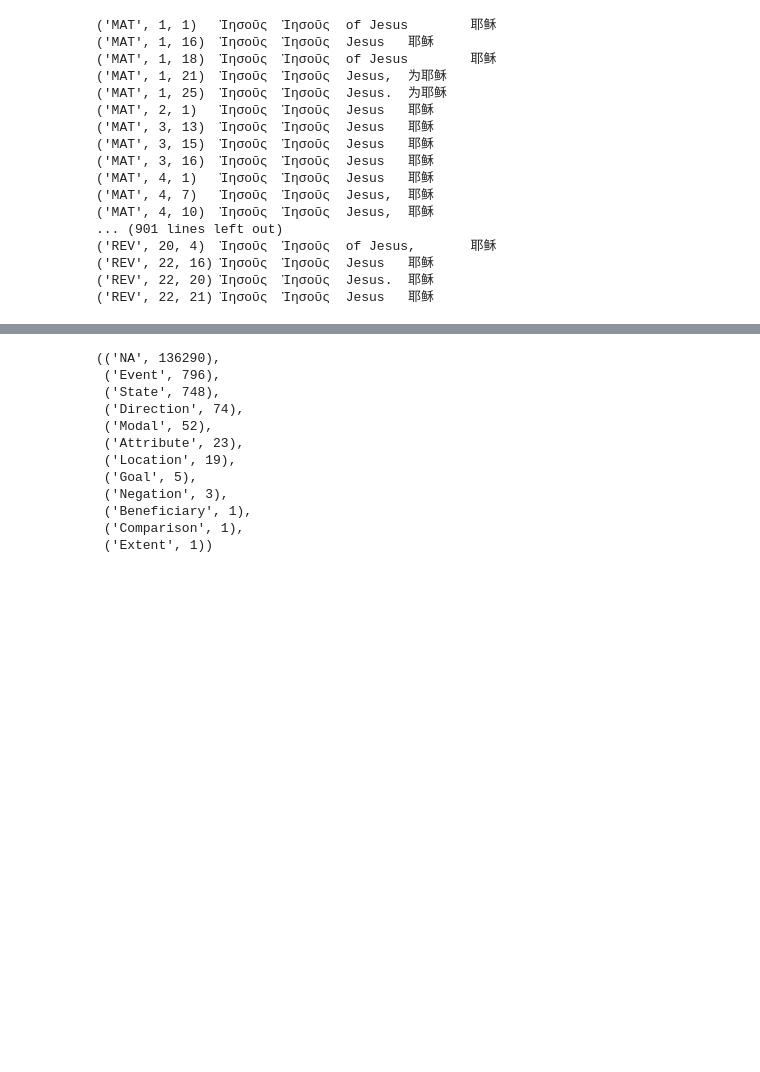
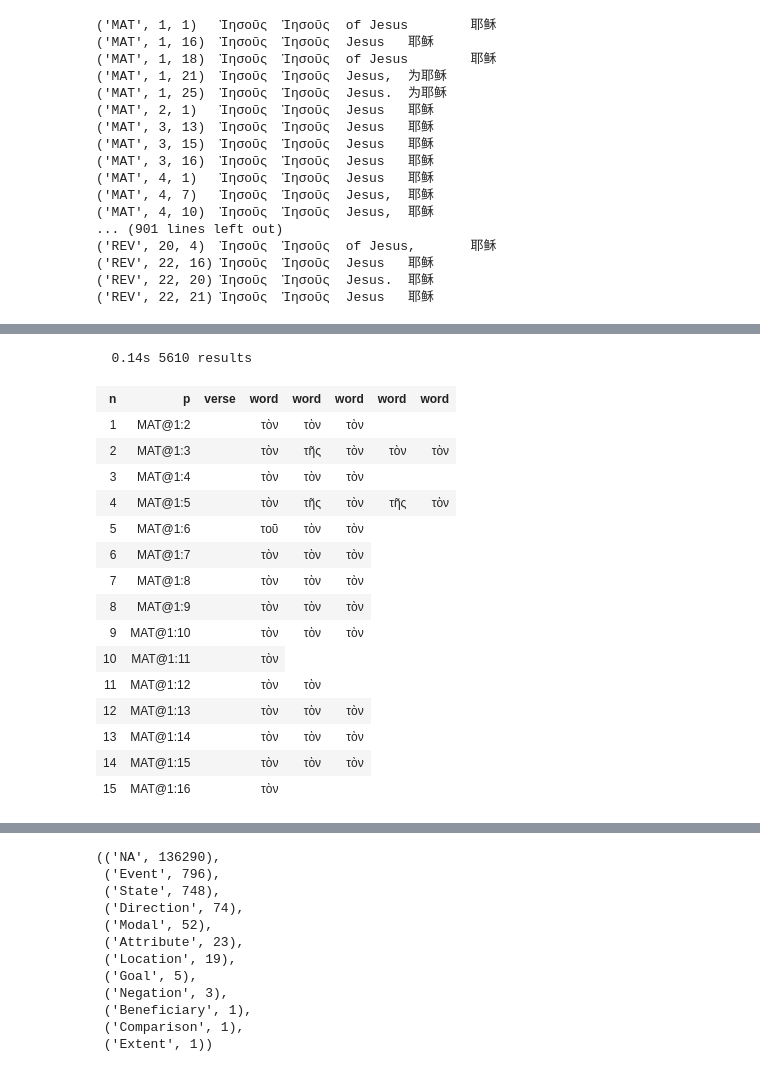
Before and after one commit to saulocantanhede/experiment, a Jupyter notebook: convert-mql.ipynb, the cells around one changed output, grey strips where cells are left out. Saved outputs shown, nothing was run; the diff lists cells and outputs as text; code cells hidden in the pictures; blank space fills up the shorter version.

```diff
--- a/convert-mql.ipynb
+++ b/convert-mql.ipynb
@@ -200,0 +283,38 @@ typems
+# %%
+book_name = {'MAT': 'Matthew', 'MRK': 'Mark', 'LUK': 'Luke', 'JHN': 'John', 'ACT': 'Acts', 'ROM': 'Romans', '1CO': 'I_Corinthians',
+            '2CO': 'II_Corinthians', 'GAL': 'Galatians', 'EPH': 'Ephesians', 'PHP': 'Philippians', 'COL': 'Colossians',
+            '1TH': 'I_Thessalonians', '2TH': 'II_Thessalonians', '1TI': 'I_Timothy', '2TI': 'II_Timothy', 'TIT': 'Titus', 'PHM': 'Philemon',
+            'HEB': 'Hebrews', 'JAS': 'James', '1PE': 'I_Peter','2PE': 'II_Peter', '1JN': 'I_John', '2JN': 'II_John', '3JN': 'III_John',
+            'JUD': 'Jude', 'REV': 'Revelation'}
+
+book_full = {}
+book_short = {}
+
+for book in F.otype.s('book'):
+
+    book_full[book] = book_name[F.book.v(book)]
+    book_short[book] = F.book.v(book)
+
+    for word in L.d(book, otype='word'):
+        book_full[word] = book_name[F.book.v(book)]
+        book_short[word] = F.book.v(book)
+    for verse in L.d(book, otype='verse'):
+        book_full[verse] = book_name[F.book.v(book)]
+    for chapter in L.d(book, otype='chapter'):
+        book_full[chapter] = book_name[F.book.v(book)]
+# %%
+chapter_dict = {}
+
+for chapter in F.otype.s('chapter'):
+
+    for word in L.d(chapter, otype='word'):
+        chapter_dict[word] = F.chapter.v(chapter)
+    for verse in L.d(chapter, otype='verse'):
+        chapter_dict[verse] = F.chapter.v(chapter)
+# %%
+verse_dict = {}
+
+for verse in F.otype.s('verse'):
+
+    for word in L.d(verse, otype='word'):
+        verse_dict[word] = F.chapter.v(verse)
@@ -1098,0 +2036,24 @@ for word in Fnt.otype.s('word'):
+# %%
+text = """
+word english=-
+"""
+results_NT = NT.search(f'{text}')
+NT.table(results_NT, end=15, multiFeatures=False, queryFeatures=True, condensed=True)
+# %% [output]
+  0.14s 5610 results
+| n | p | verse | word | word | word | word | word |
+| 1 | MAT@1:2 |  | τὸν | τὸν | τὸν |
+| 2 | MAT@1:3 |  | τὸν | τῆς | τὸν | τὸν | τὸν |
+| 3 | MAT@1:4 |  | τὸν | τὸν | τὸν |
+| 4 | MAT@1:5 |  | τὸν | τῆς | τὸν | τῆς | τὸν |
+| 5 | MAT@1:6 |  | τοῦ | τὸν | τὸν |
+| 6 | MAT@1:7 |  | τὸν | τὸν | τὸν |
+| 7 | MAT@1:8 |  | τὸν | τὸν | τὸν |
+| 8 | MAT@1:9 |  | τὸν | τὸν | τὸν |
+| 9 | MAT@1:10 |  | τὸν | τὸν | τὸν |
+| 10 | MAT@1:11 |  | τὸν |
+| 11 | MAT@1:12 |  | τὸν | τὸν |
+| 12 | MAT@1:13 |  | τὸν | τὸν | τὸν |
+| 13 | MAT@1:14 |  | τὸν | τὸν | τὸν |
+| 14 | MAT@1:15 |  | τὸν | τὸν | τὸν |
+| 15 | MAT@1:16 |  | τὸν |
```
Also changed, not shown: parts of 105 cells of this notebook.
